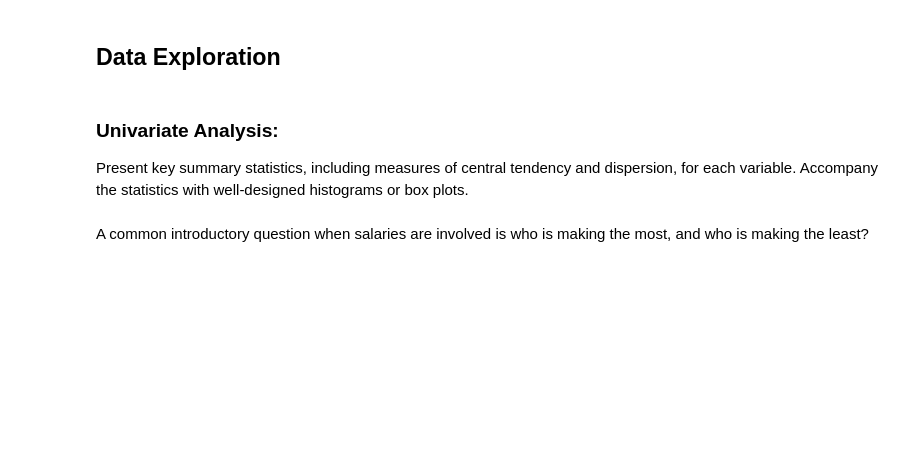
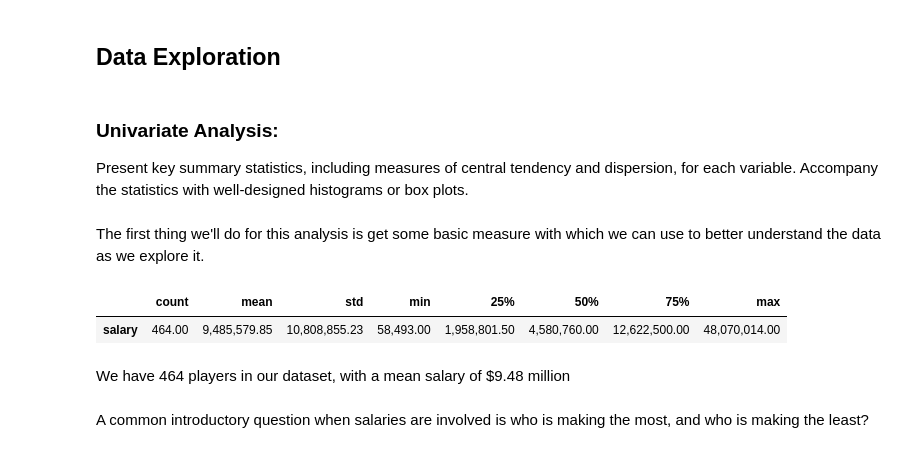
Before and after one commit to Harg-Ryan/NBA-Salary-Exploratory-Analysis-2022_23-Season, a Jupyter notebook: notebooks/NBASalaryAnalysisReport.ipynb, the cells around one changed output. Drawn from its saved outputs; the diff is of its cells as text; code cells hidden in the pictures; blank space fills up the shorter version.

```diff
--- a/notebooks/NBASalaryAnalysisReport.ipynb
+++ b/notebooks/NBASalaryAnalysisReport.ipynb
@@ -39,6 +39,24 @@ pd.set_option('display.max_columns', None)
 # %% [markdown]
 ### Univariate Analysis:
 Present key summary statistics, including measures of central tendency and dispersion, for each variable. Accompany the statistics with well-designed histograms or box plots.
+# %% [markdown]
+The first thing we'll do for this analysis is get some basic measure with which we can use to better understand the data as we explore it.
+# %%
+central = pd.DataFrame(df['salary'].astype('Int64').describe().round()).T
+
+# Define custom formatting function
+def format_with_commas(value):
+    return f'{value:,.2f}'
+
+# Apply formatting to DataFrame
+formatted_df = df.describe().applymap(format_with_commas)
+
+formatted_df[['salary']].T
+# %% [output]
+|  | count | mean | std | min | 25% | 50% | 75% | max |
+| salary | 464.00 | 9,485,579.85 | 10,808,855.23 | 58,493.00 | 1,958,801.50 | 4,580,760.00 | 12,622,500.00 | 48,070,014.00 |
+# %% [markdown]
+We have 464 players in our dataset, with a mean salary of \$9.48 million
 # %% [markdown]
 A common introductory question when salaries are involved is who is making the most, and who is making the least?
 # %%
```
Also changed, not shown: parts of 2 cells of this notebook.
